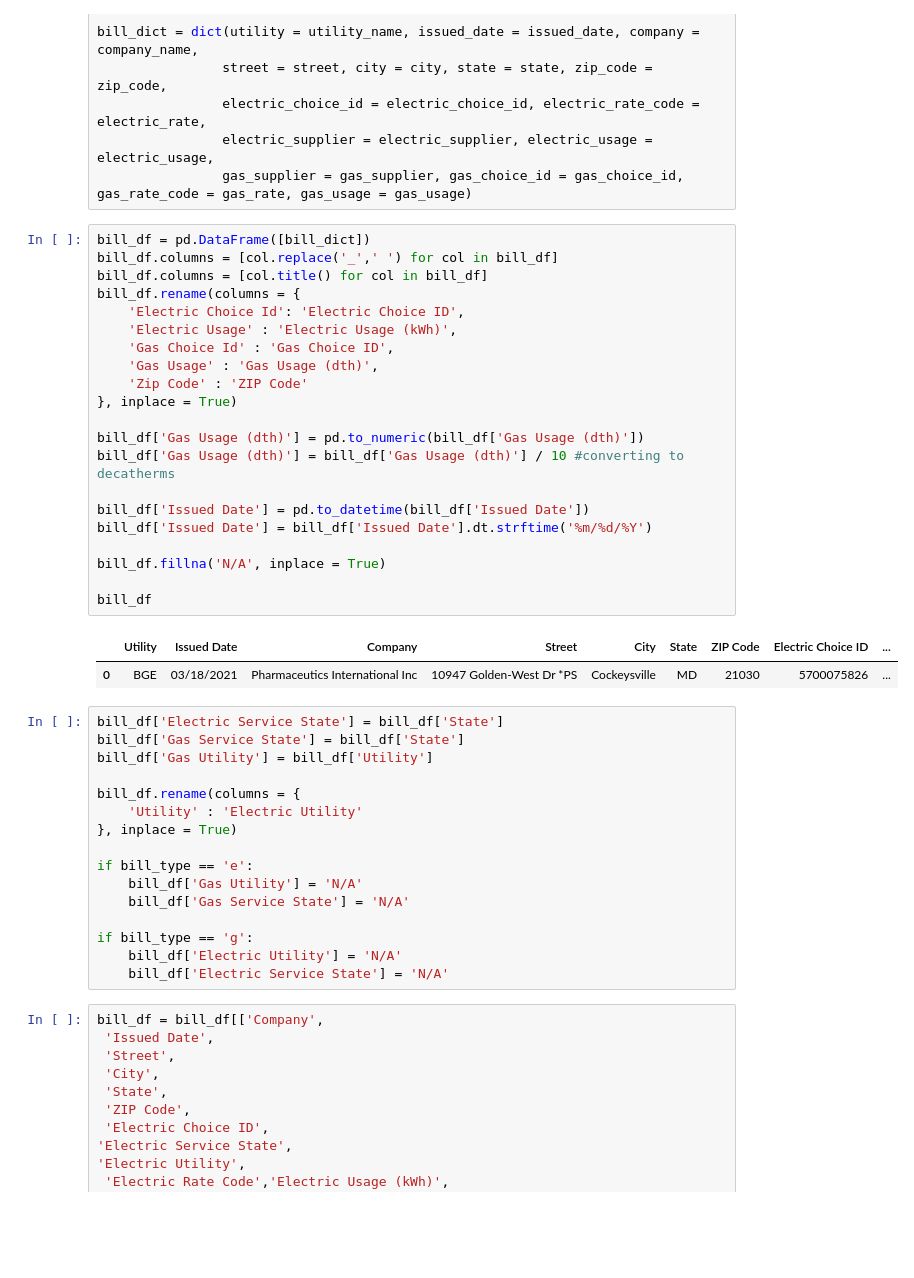
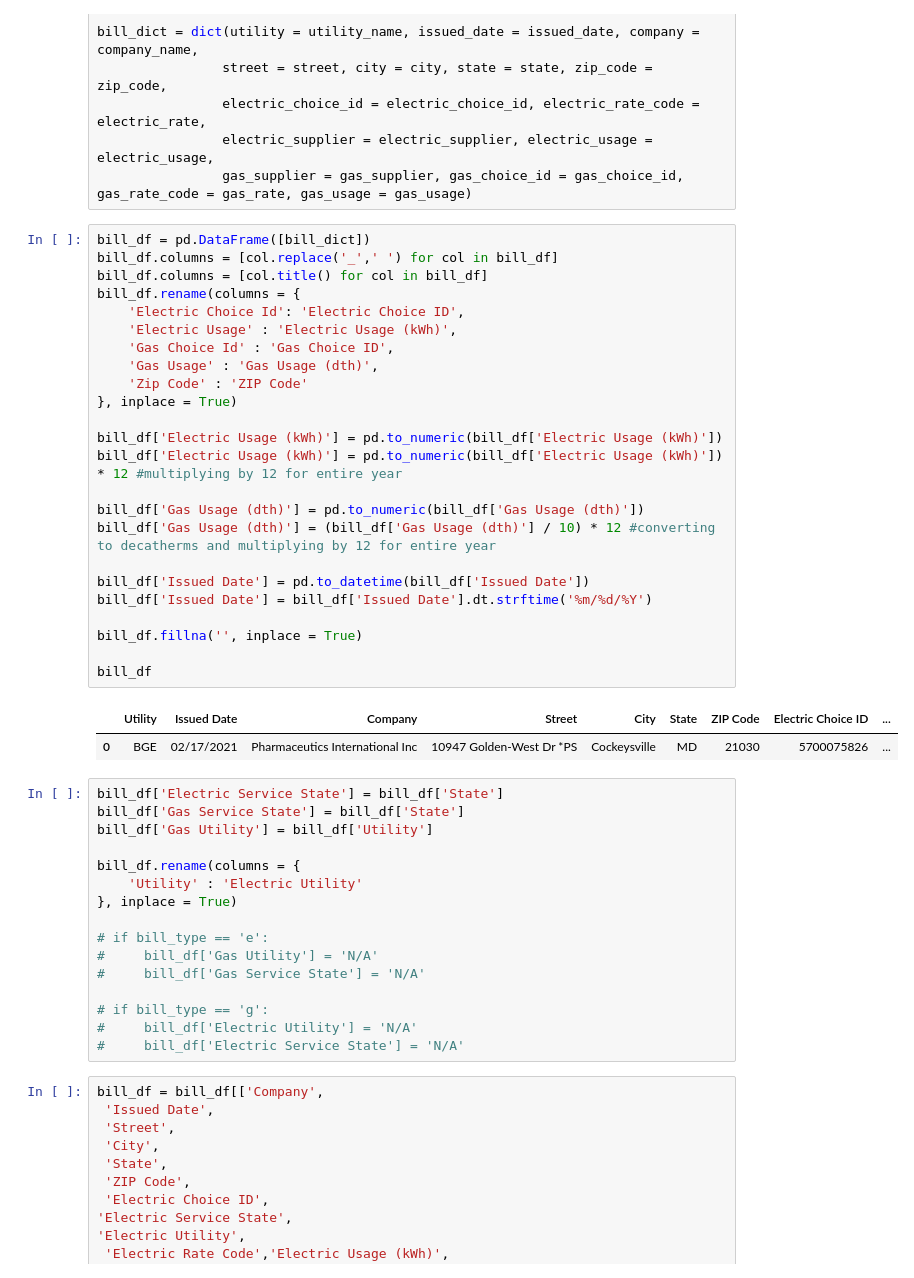
Before and after one commit to meldesouki/BGE-Bill-Extraction, a Jupyter notebook: BGE Bill Data Extraction.ipynb, the cells around one changed output. Cells and saved outputs as stored; diff of their text form; blank space fills up the shorter version.

```diff
--- a/BGE Bill Data Extraction.ipynb
+++ b/BGE Bill Data Extraction.ipynb
@@ -912,27 +912,30 @@ bill_dict = dict(utility = utility_name, issued_date = issued_date, company = co
 # %%
 bill_df = pd.DataFrame([bill_dict])
 bill_df.columns = [col.replace('_',' ') for col in bill_df]
 bill_df.columns = [col.title() for col in bill_df]
 bill_df.rename(columns = {
     'Electric Choice Id': 'Electric Choice ID',
     'Electric Usage' : 'Electric Usage (kWh)',
     'Gas Choice Id' : 'Gas Choice ID',
     'Gas Usage' : 'Gas Usage (dth)',
     'Zip Code' : 'ZIP Code'
 }, inplace = True)
 
+bill_df['Electric Usage (kWh)'] = pd.to_numeric(bill_df['Electric Usage (kWh)'])
+bill_df['Electric Usage (kWh)'] = pd.to_numeric(bill_df['Electric Usage (kWh)']) * 12 #multiplying by 12 for entire year
+
 bill_df['Gas Usage (dth)'] = pd.to_numeric(bill_df['Gas Usage (dth)'])
-bill_df['Gas Usage (dth)'] = bill_df['Gas Usage (dth)'] / 10 #converting to decatherms
+bill_df['Gas Usage (dth)'] = (bill_df['Gas Usage (dth)'] / 10) * 12 #converting to decatherms and multiplying by 12 for entire year
 
 bill_df['Issued Date'] = pd.to_datetime(bill_df['Issued Date'])
 bill_df['Issued Date'] = bill_df['Issued Date'].dt.strftime('%m/%d/%Y')
 
-bill_df.fillna('N/A', inplace = True)
+bill_df.fillna('', inplace = True)
 
 bill_df
 # %% [output]
 |  | Utility | Issued Date | Company | Street | City | State | ZIP Code | Electric Choice ID | ... |
-| 0 | BGE | 03/18/2021 | Pharmaceutics International Inc | 10947 Golden-West Dr *PS | Cockeysville | MD | 21030 | 5700075826 | ... |
+| 0 | BGE | 02/17/2021 | Pharmaceutics International Inc | 10947 Golden-West Dr *PS | Cockeysville | MD | 21030 | 5700075826 | ... |
 # %%
 bill_df['Electric Service State'] = bill_df['State']
 bill_df['Gas Service State'] = bill_df['State']
@@ -942,13 +945,13 @@ bill_df.rename(columns = {
     'Utility' : 'Electric Utility'
 }, inplace = True)
 
-if bill_type == 'e':
-    bill_df['Gas Utility'] = 'N/A'
-    bill_df['Gas Service State'] = 'N/A'
+# if bill_type == 'e':
+#     bill_df['Gas Utility'] = 'N/A'
+#     bill_df['Gas Service State'] = 'N/A'
 
-if bill_type == 'g':
-    bill_df['Electric Utility'] = 'N/A'
-    bill_df['Electric Service State'] = 'N/A'
+# if bill_type == 'g':
+#     bill_df['Electric Utility'] = 'N/A'
+#     bill_df['Electric Service State'] = 'N/A'
 # %%
 bill_df = bill_df[['Company',
  'Issued Date',
```
Also changed, not shown: parts of 9 cells of this notebook.
